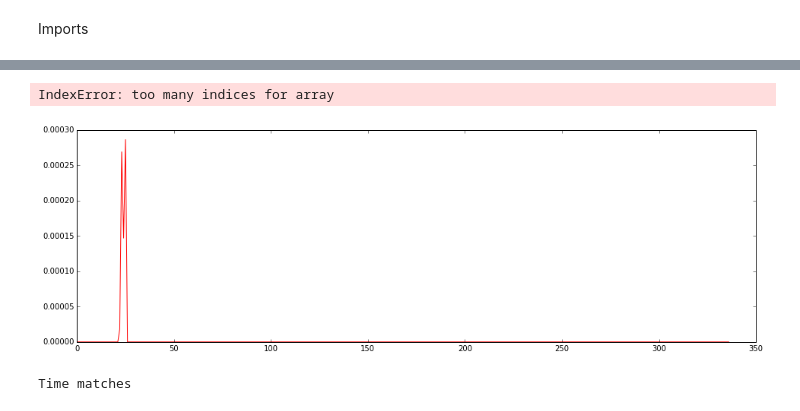
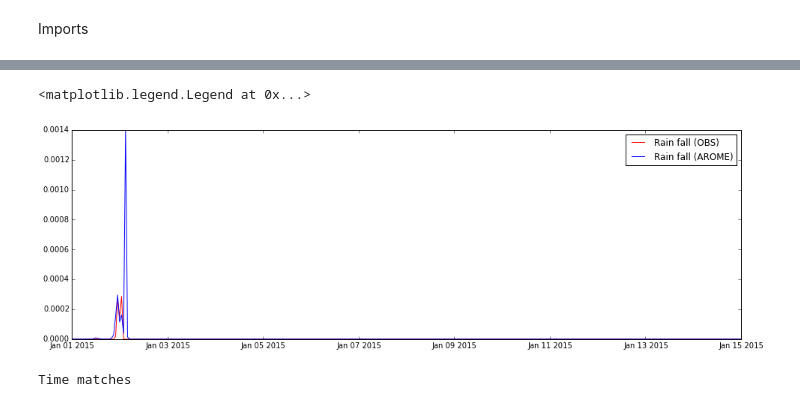
Before and after one commit to kmunve/TSanalysis, a Jupyter notebook: Crocus/checking_snowhow_forcing.ipynb, the cells around one changed output, grey strips where cells are left out. Drawn from its saved outputs; the diff is of its cells as text; code cells hidden in the pictures.

Commit message:
comparing obsgrid and arome - now with ipython notebook minor edits

```diff
--- a/Crocus/checking_snowhow_forcing.ipynb
+++ b/Crocus/checking_snowhow_forcing.ipynb
@@ -15,0 +35,9 @@ plt.rcParams['figure.figsize'] = (16, 5)
+# %%
+forc_rainf_arome = forc_rainf_arome_v[:].squeeze() # kg/m2 = mm
+
+forc_rainf_obs = forc_rainf_obs_v[:].squeeze() # kg/m2 = mm
+
+forc_time_arome = netCDF4.num2date(forc_arome_nc.variables["time"][:], forc_arome_nc.variables["time"].units)
+forc_time_obs = netCDF4.num2date(forc_obs_nc.variables["time"][:], forc_obs_nc.variables["time"].units)
+
+forc_diff = forc_rainf_obs - forc_rainf_arome
@@ -16,3 +46,12 @@ plt.rcParams['figure.figsize'] = (16, 5)
+# %%
+plt.plot(forc_time_obs, forc_rainf_obs[:, N_forc], color='r', label="Rain fall (OBS)")
+plt.hold(True)
+plt.plot(forc_time_arome, forc_rainf_arome[:, N_forc], color='b', label="Rain fall (AROME)")
+#plt.plot(forc_diff[:, N_forc], color='k', label="Diff. Forc. OBS-AROME")
+plt.legend()
+# %% [output]
+<matplotlib.legend.Legend at 0x...>
+[figure, added]
 # %%
 precip_f = r"..\Test\Data\snowhow_pilot\seNorge_v2_0_PREC1h_grid_2015011221_2015011221.nc"
 precip_mf = r"..\Test\Data\snowhow_pilot\seNorge_v2_0_PREC1h_grid_*.nc"
@@ -64,11 +82,3 @@ forc_diff = forc_rainf_obs - forc_rainf_arome
-# %%
-plt.plot(forc_rainf_obs[:, N_forc], color='r', label="Rain fall (OBS): {0}".format(time_obs))
-plt.hold(True)
-plt.plot(forc_time_arome[:, N_forc], color='b', label="Rain fall (AROME): {0}".format(time_arome))
-plt.plot(forc_diff[:, N_forc], color='k', label="Diff. Froc. OBS-AROME: {0}".format(time_arome))
-# %% [output]
-IndexError: too many indices for array
-[figure, removed]
 # %%
 time_v = precip_nc.variables['time']
 t_p = netCDF4.num2date(time_v[0], time_v.units)
```
Also changed, not shown: parts of 10 cells of this notebook.
